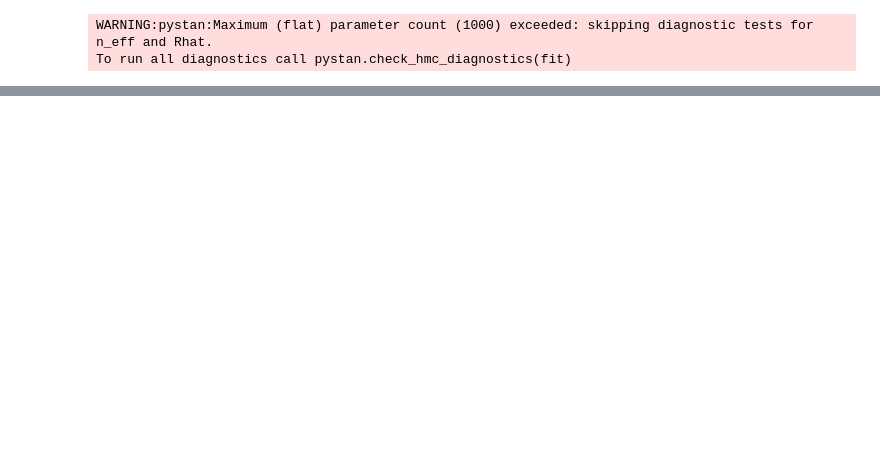
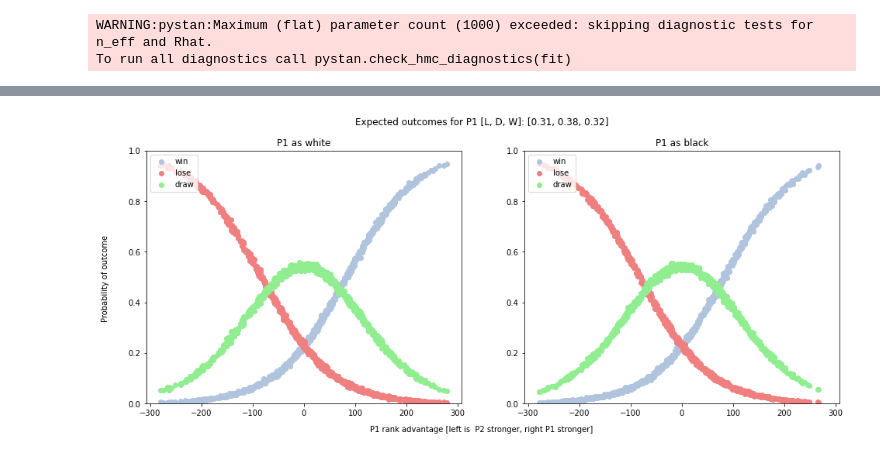
Before and after one commit to maw501/bayesian-chess-prediction, a Jupyter notebook: notebooks/fake_data_simulation_stan.ipynb, the cells around one changed output, grey strips where cells are left out. Saved outputs shown, nothing was run; the diff lists cells and outputs as text; code cells hidden in the pictures; blank space fills up the shorter version.

```diff
--- a/notebooks/fake_data_simulation_stan.ipynb
+++ b/notebooks/fake_data_simulation_stan.ipynb
@@ -82,0 +213,4 @@ plt.suptitle(f"Expected outcomes for P1 [L, D, W]: {expected_outcomes}");
+# %%
+override_params = {"b_mu": 2.5, "w_mu": 0, "b_scale": 0.01, "w_scale": 0.01, "c_scale": 0.01, "sigma_a_scale": 0.01}
+_ = fit_plot_prior(override_params, stan_data_prior_pred, model, ranks_fake, player_1_white)
+# %% [output]
@@ -82,0 +219 @@ plt.suptitle(f"Expected outcomes for P1 [L, D, W]: {expected_outcomes}");
+[figure, added]
```
Also changed, not shown: parts of 38 cells of this notebook, 1 other file.
